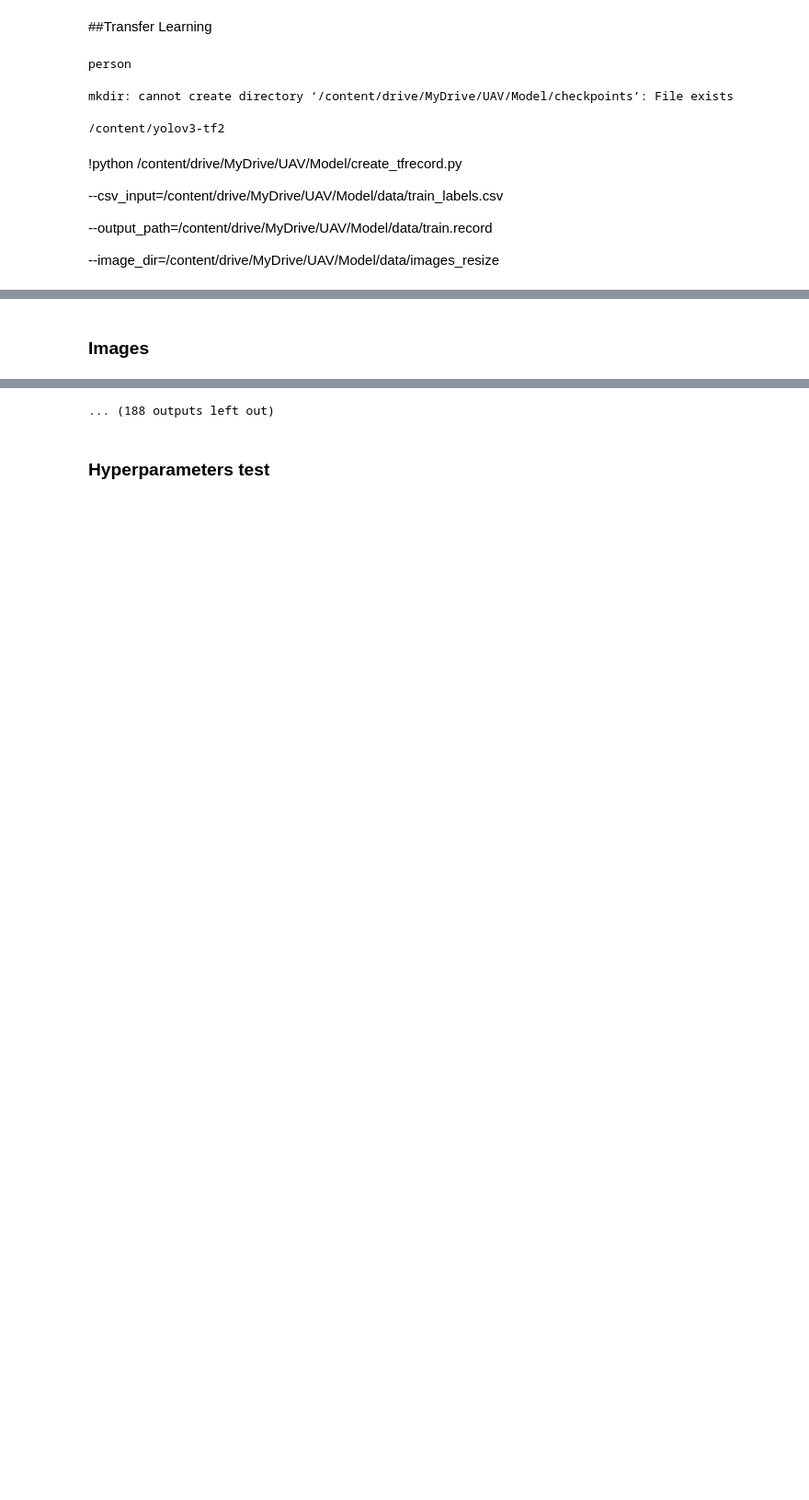
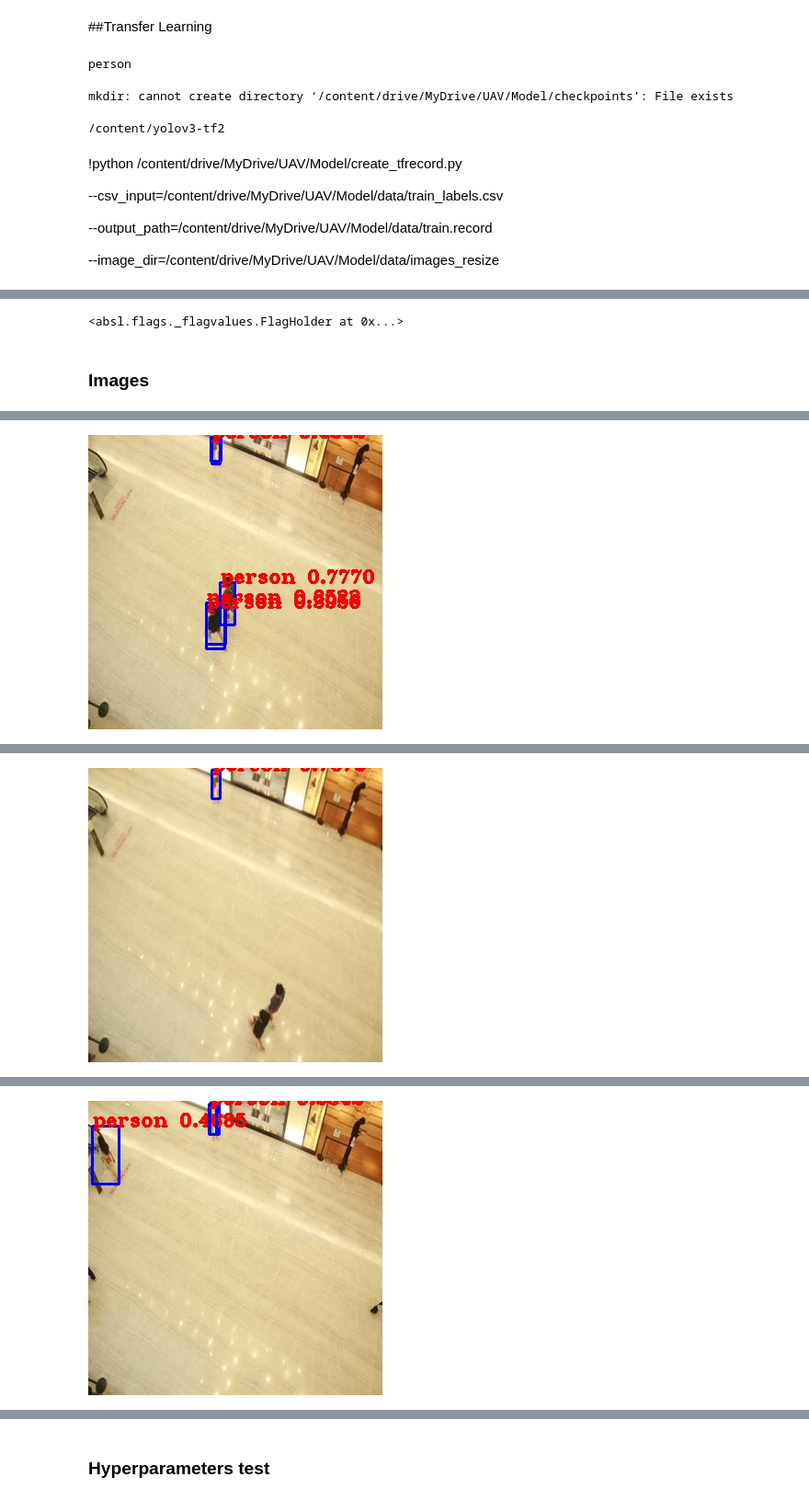
Before and after one commit to AllisonShen/UAV, a Jupyter notebook: Model/train_yolo.ipynb, the cells around one changed output, grey strips where cells are left out. Shown at 92% size. Cells and saved outputs as stored; diff of their text form; code cells hidden in the pictures; blank space fills up the shorter version.

```diff
--- a/Model/train_yolo.ipynb
+++ b/Model/train_yolo.ipynb
@@ -179,8 +213,5 @@ flags.DEFINE_string('image', './data/girl.png', 'path to input image')
 flags.DEFINE_string('tfrecord', None, 'tfrecord instead of image')
 flags.DEFINE_string('output', './output.jpg', 'path to output image')
 flags.DEFINE_integer('num_classes', 80, 'number of classes in the model')
-
-app._run_init(['yolov3'], app.parse_flags_with_usage)
-
-physical_devices = tf.config.experimental.list_physical_devices('GPU')
-tf.config.experimental.set_memory_growth(physical_devices[0], True)
+# %% [output]
+<absl.flags._flagvalues.FlagHolder at 0x...>
@@ -234,12 +286,12 @@ def load():
 import glob
 
 FLAGS.classes = '/content/drive/MyDrive/UAV/Model/data/uav.names'
-FLAGS.weights = '/content/drive/MyDrive/UAV/Model/checkpoints/yolov3.tf'
-FLAGS.num_classes = 1
+FLAGS.weights = '/content/drive/MyDrive/UAV/Model/yolov3.tf'
+#FLAGS.num_classes = 1
 FLAGS.size = 320
 
-hyperparameter(0.2,0.2)
-imagePath='/content/drive/MyDrive/UAV/Model/data/images_resize/'
+hyperparameter(0.3,0.3)
+imagePath='/content/drive/MyDrive/UAV/Model/dataset/resize_img/'
 imgList = glob.glob(imagePath + '/*')
 images = [file for file in imgList if file.endswith(".jpg") or file.endswith(".JPG")]
 
@@ -251,0 +305 @@ I0812 13:13:20.321910 139745662187392 <ipython-input-32-5e424ff9932d>:14] # 0
+[figure, added]
@@ -252,0 +308 @@ WARNING:tensorflow:Unresolved object in checkpoint: (root).layer_with_weights-0.
+[figure, added]
@@ -253,0 +311 @@ W0812 13:13:22.152931 139745662187392 util.py:161] Unresolved object in checkpoi
+[figure, added]
@@ -263,4 +322,3 @@ WARNING:tensorflow:Unresolved object in checkpoint: (root).layer_with_weights-0.
-... (188 outputs left out)
 # %% [markdown]
 ### Hyperparameters test
 # %%
```
Also changed, not shown: parts of 12 cells of this notebook.
